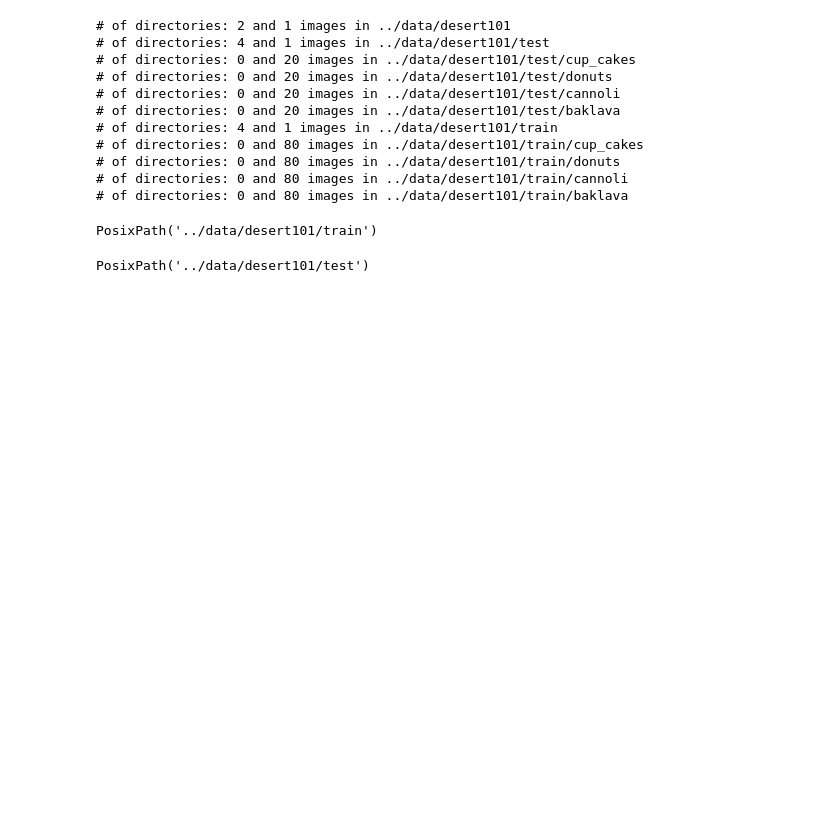
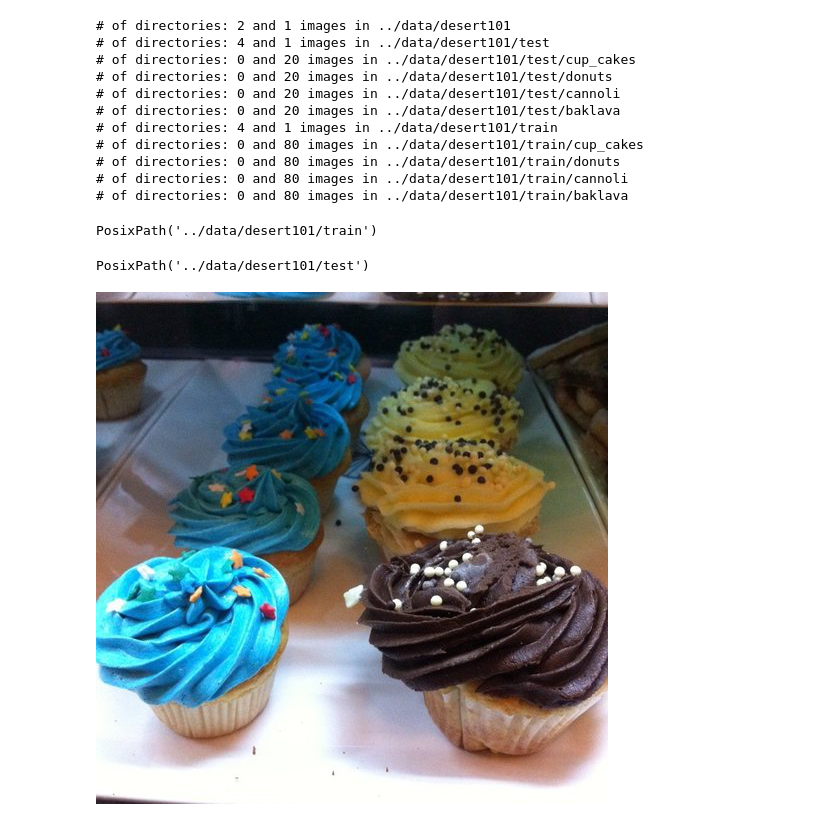
Before and after one commit to hfarukaktas/deep-learning-course, a Jupyter notebook: 12.cnn-practice/Desert101.ipynb, the cells around one changed output. Saved outputs shown, nothing was run; the diff lists cells and outputs as text; code cells hidden in the pictures; blank space fills up the shorter version.

```diff
--- a/12.cnn-practice/Desert101.ipynb
+++ b/12.cnn-practice/Desert101.ipynb
@@ -45,7 +45,11 @@ PosixPath('../data/desert101/test')
 from PIL import Image
 import random
 # %%
-random.seed(42)
 
 image_path_list = list(image_path.glob("*/*/*.jpg"))
-random_image = random.ch
+random_image = random.choice(image_path_list)
+img = Image.open(random_image)
+# %%
+img
+# %% [output]
+[figure, added]
```
Also changed, not shown: parts of 12 cells of this notebook.
